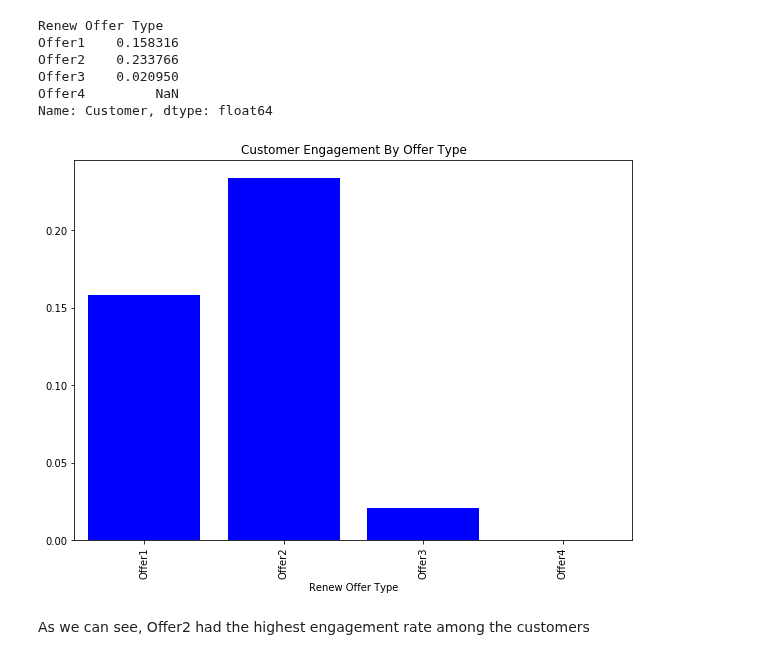
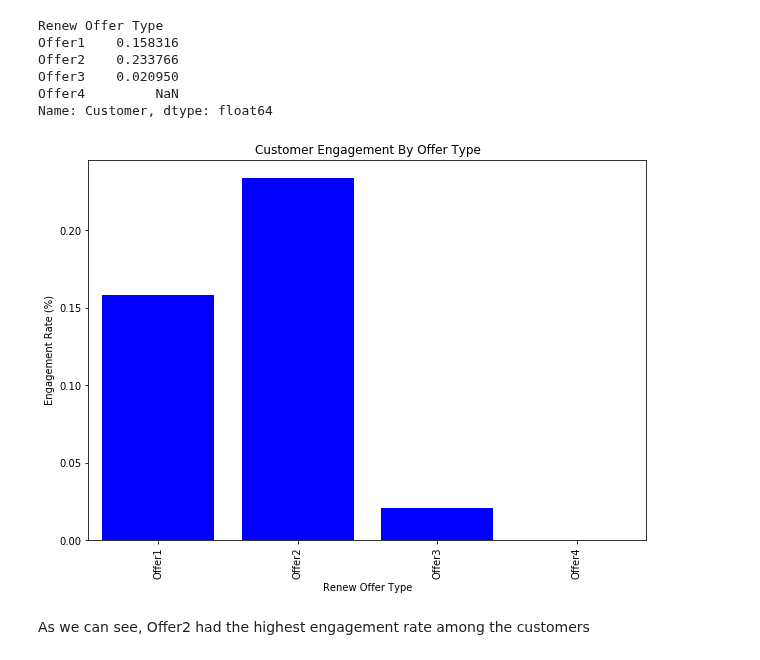
Before and after one commit to MohammadBakir/Customer-Analysis, a Jupyter notebook: CustomerAnalytics_Customer Behavior.ipynb, the cells around one changed output. Drawn from its saved outputs; the diff is of its cells as text; code cells hidden in the pictures.

```diff
--- a/CustomerAnalytics_Customer Behavior.ipynb
+++ b/CustomerAnalytics_Customer Behavior.ipynb
@@ -111,13 +112,14 @@ Name: Customer, dtype: float64
 # %%
 #Visualize results in a bar plot
 fig, ax = plt.subplots(figsize=(10,7))
 ax.bar(by_offer_type.index, by_offer_type.values, color='blue')
 ax.set_title('Customer Engagement By Offer Type')
+ax.set_ylabel('Engagement Rate (%)')
 plt.show
 
 #condensed form
 ax = (by_offer_type).plot(kind='bar', color='blue', title='Customer Engagement By Offer Type')
 # %% [output]
-[figure, old version]
+[figure, new version]
 # %% [markdown]
 As we can see, Offer2 had the highest engagement rate among the customers
```
Also changed, not shown: parts of 7 cells of this notebook.
